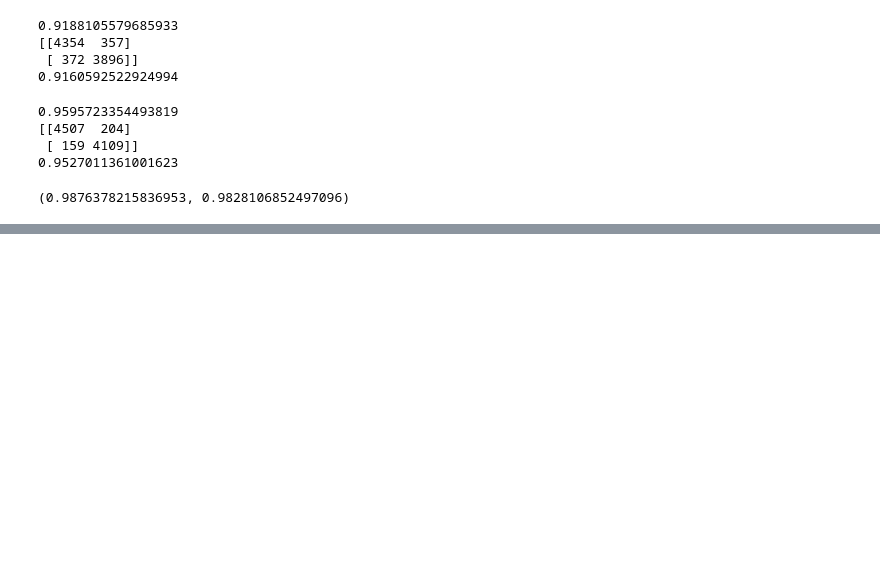
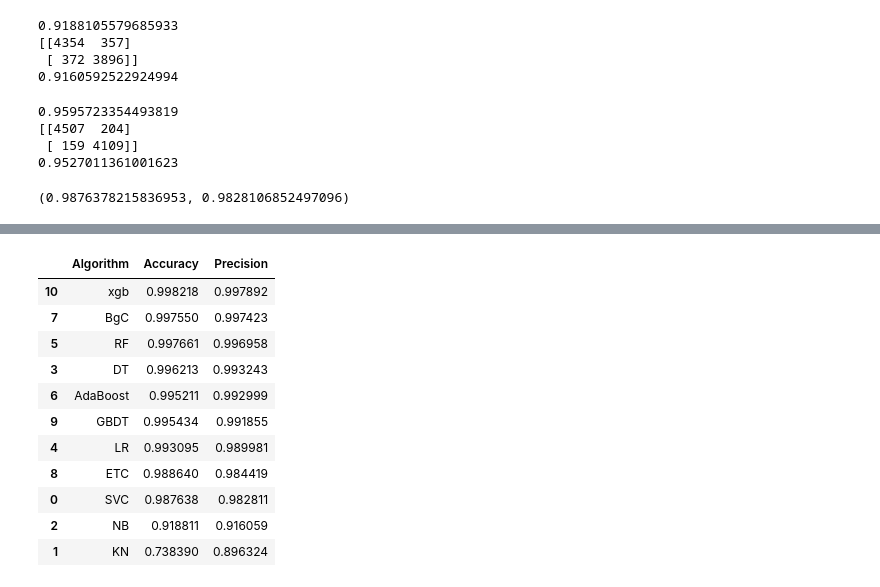
Before and after one commit to Jkhattak/FakeAndRealNews, a Jupyter notebook: main.ipynb, the cells around one changed output, grey strips where cells are left out. Saved outputs shown, nothing was run; the diff lists cells and outputs as text; code cells hidden in the pictures; blank space fills up the shorter version.

```diff
--- a/main.ipynb
+++ b/main.ipynb
@@ -660,0 +666,15 @@ Precision -  0.9844186046511628
+# %%
+performance_df
+# %% [output]
+|  | Algorithm | Accuracy | Precision |
+| 10 | xgb | 0.998218 | 0.997892 |
+| 7 | BgC | 0.997550 | 0.997423 |
+| 5 | RF | 0.997661 | 0.996958 |
+| 3 | DT | 0.996213 | 0.993243 |
+| 6 | AdaBoost | 0.995211 | 0.992999 |
+| 9 | GBDT | 0.995434 | 0.991855 |
+| 4 | LR | 0.993095 | 0.989981 |
+| 8 | ETC | 0.988640 | 0.984419 |
+| 0 | SVC | 0.987638 | 0.982811 |
+| 2 | NB | 0.918811 | 0.916059 |
+| 1 | KN | 0.738390 | 0.896324 |
```
Also changed, not shown: parts of 22 cells of this notebook, 6 other files.
